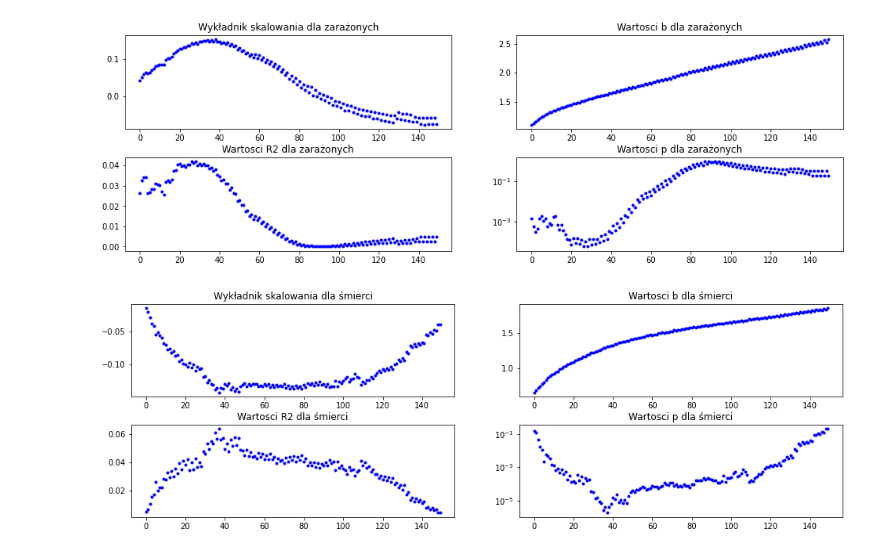
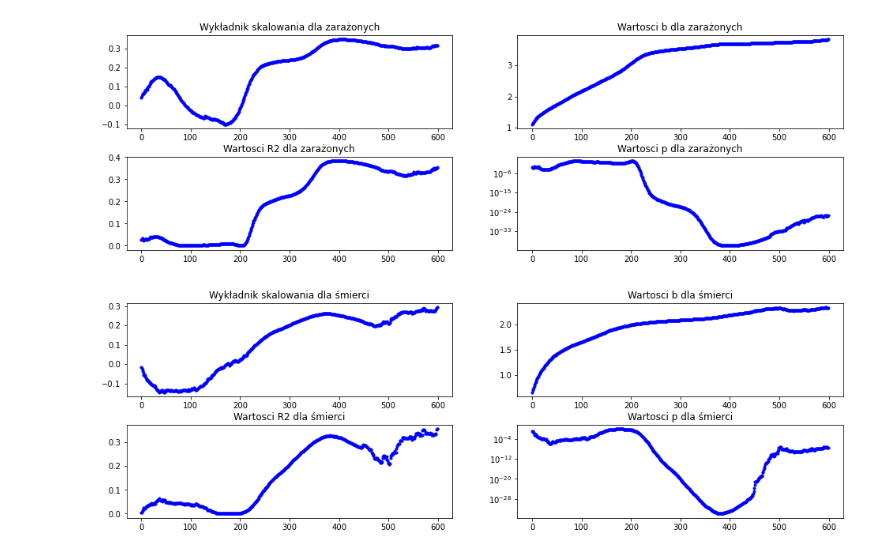
Before and after one commit to mis723/Analiza-COVID-w-Polsce, a Jupyter notebook: analiza_danych.ipynb, the cells around one changed output. Saved outputs shown, nothing was run; the diff lists cells and outputs as text; code cells hidden in the pictures.

Commit message:
sorting/2paths bugfix, more graphs
naprawienie błędu z 2 odnogami w wykresach związany z sortowaniem powiatów o takiej samej nazwie w innych województwach
dużo więcej wykresów

```diff
--- a/analiza_danych.ipynb
+++ b/analiza_danych.ipynb
@@ -550,0 +556,30 @@ ax[1,1].set_yscale("log")
+# %%
+#Wykres wykładnika skalowania dla śmierci i (nachylenia prostej) w zależności od kolejnych dni pandemicznych
+#+ wykresy jakości dopasowania (dla zależności od gęstości populacji) (lin-lin)
+
+days_num = 400
+nachylenia = []
+wartosci_R2 = []
+wartosci_p = []
+wartosci_b = []
+for i in range(days_num):
+    x = deaths.loc[deaths['pandemic_day'] == i, 'density_ppl_per_ha']
+    y = deaths.loc[deaths['pandemic_day'] == i, 'dead_total']
+    #a = fit_loglog(x, y)
+    a, b, r, p = fit_linlin_scipy(x, y)
+    nachylenia.append(a)
+    wartosci_b.append(b)
+    wartosci_R2.append(r*r)
+    wartosci_p.append(p)
+
+fig, ax = plt.subplots(nrows=2, ncols=2, figsize=(18, 5))
+fig.subplots_adjust(left=0.2, hspace = 0.3)
+ax[0,0].plot(range(days_num), nachylenia, 'bo', markersize=3, label='a')
+ax[0,0].title.set_text('Współczynnik nachylenia dla śmierci')
+ax[0,1].plot(range(days_num), wartosci_b, 'bo', markersize=3, label='b')
+ax[0,1].title.set_text('Wartosci b dla śmierci')
+ax[1,0].plot(range(days_num), wartosci_R2, 'bo', markersize=3, label='R2')
+ax[1,0].title.set_text('Wartosci R2 dla śmierci')
+ax[1,1].plot(range(days_num), wartosci_p, 'bo', markersize=3, label='p')
+ax[1,1].title.set_text('Wartosci p dla śmierci')
+ax[1,1].set_yscale("log")
@@ -551,41 +588,41 @@ ax[1,1].set_yscale("log")
 # %%
 #Wykres wykładnika skalowania dla przypadków i (nachylenia prostej) w zależności od kolejnych dni pandemicznych
-#+ wykresy jakości dopasowania (dla zależności od gęstości populacji)
+#+ wykresy jakości dopasowania (dla zależności od gęstości populacji) (log-log)
 
-days_num = 150
+days_num = 600
 wykladniki = []
 wartosci_R2 = []
 wartosci_p = []
 wartosci_b = []
 for i in range(days_num):
     x = infections.loc[infections['pandemic_day'] == i, 'density_ppl_per_ha']
     y = infections.loc[infections['pandemic_day'] == i, 'infected_total']
     #a = fit_loglog(x, y)
     a, b, r, p = fit_loglog_scipy(x, y)
     wykladniki.append(a)
     wartosci_b.append(b)
     wartosci_R2.append(r*r)
     wartosci_p.append(p)
 
 fig, ax = plt.subplots(nrows=2, ncols=2, figsize=(18, 5))
 fig.subplots_adjust(left=0.2, hspace = 0.3)
 ax[0,0].plot(range(days_num), wykladniki, 'bo', markersize=3, label='a')
 ax[0,0].title.set_text('Wykładnik skalowania dla zarażonych')
 ax[0,1].plot(range(days_num), wartosci_b, 'bo', markersize=3, label='b')
 ax[0,1].title.set_text('Wartosci b dla zarażonych')
 ax[1,0].plot(range(days_num), wartosci_R2, 'bo', markersize=3, label='R2')
 ax[1,0].title.set_text('Wartosci R2 dla zarażonych')
 
 ax[1,1].plot(range(days_num), wartosci_p, 'bo', markersize=3, label='p')
 ax[1,1].title.set_text('Wartosci p dla zarażonych')
 ax[1,1].set_yscale("log")
 # %% [output]
-[figure, old version]
+[figure, new version]
 # %%
 #Wykres wykładnika skalowania dla śmierci i (nachylenia prostej) w zależności od kolejnych dni pandemicznych
-#+ wykresy jakości dopasowania (dla zależności od gęstości populacji)
+#+ wykresy jakości dopasowania (dla zależności od gęstości populacji) (log-log)
 
-days_num = 150
+days_num = 600
 wykladniki = []
 wartosci_R2 = []
 wartosci_p = []
@@ -613,7 +650,7 @@ ax[1,1].plot(range(days_num), wartosci_p, 'bo', markersize=3, label='p')
 ax[1,1].title.set_text('Wartosci p dla śmierci')
 ax[1,1].set_yscale("log")
 # %% [output]
-[figure, old version]
+[figure, new version]
 # %%
 #Wykres całkowitej liczby przypadków per capita od populacji dla wybranego dnia pandemii
 
```
Also changed, not shown: parts of 34 cells of this notebook.
